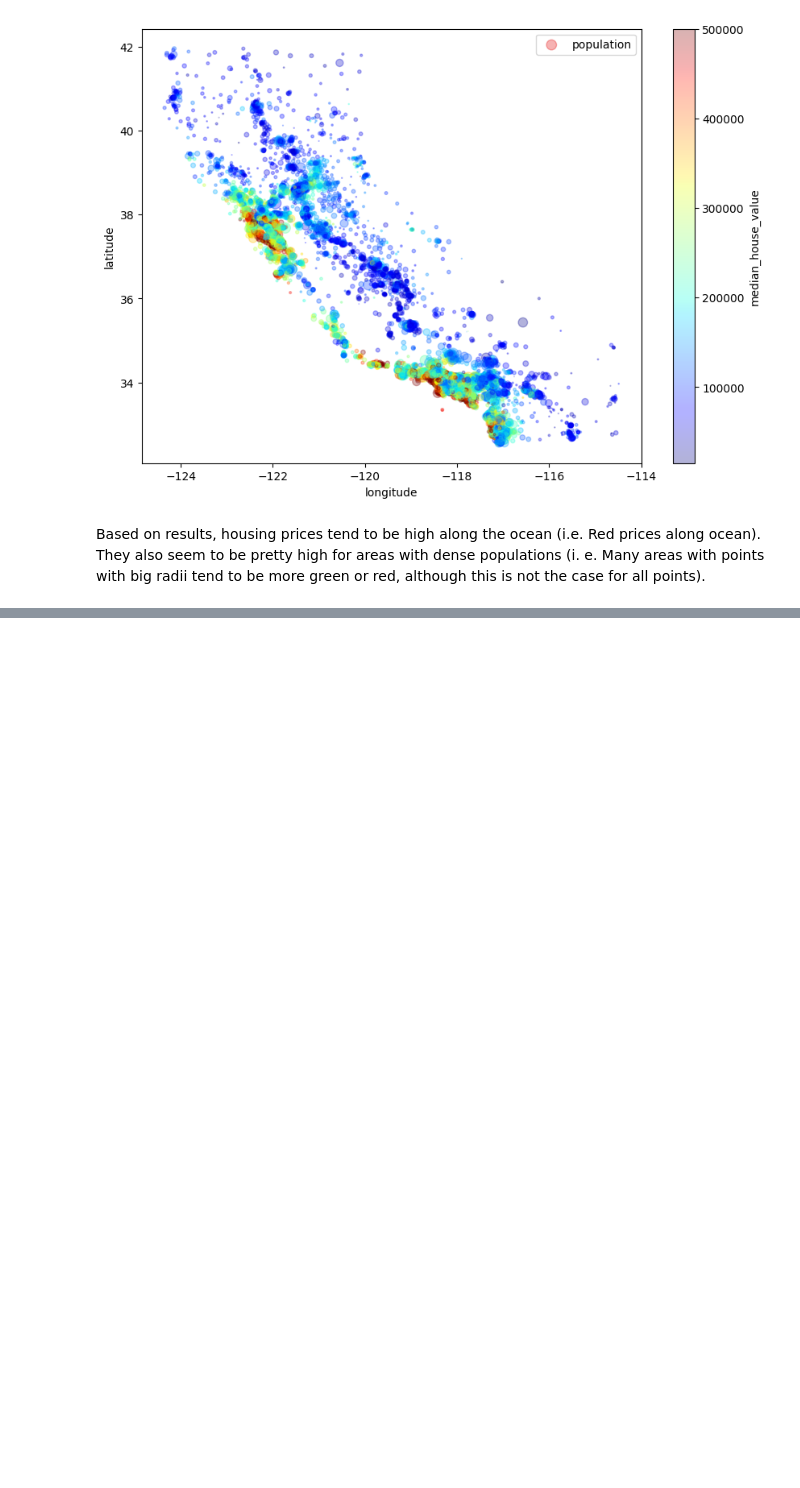
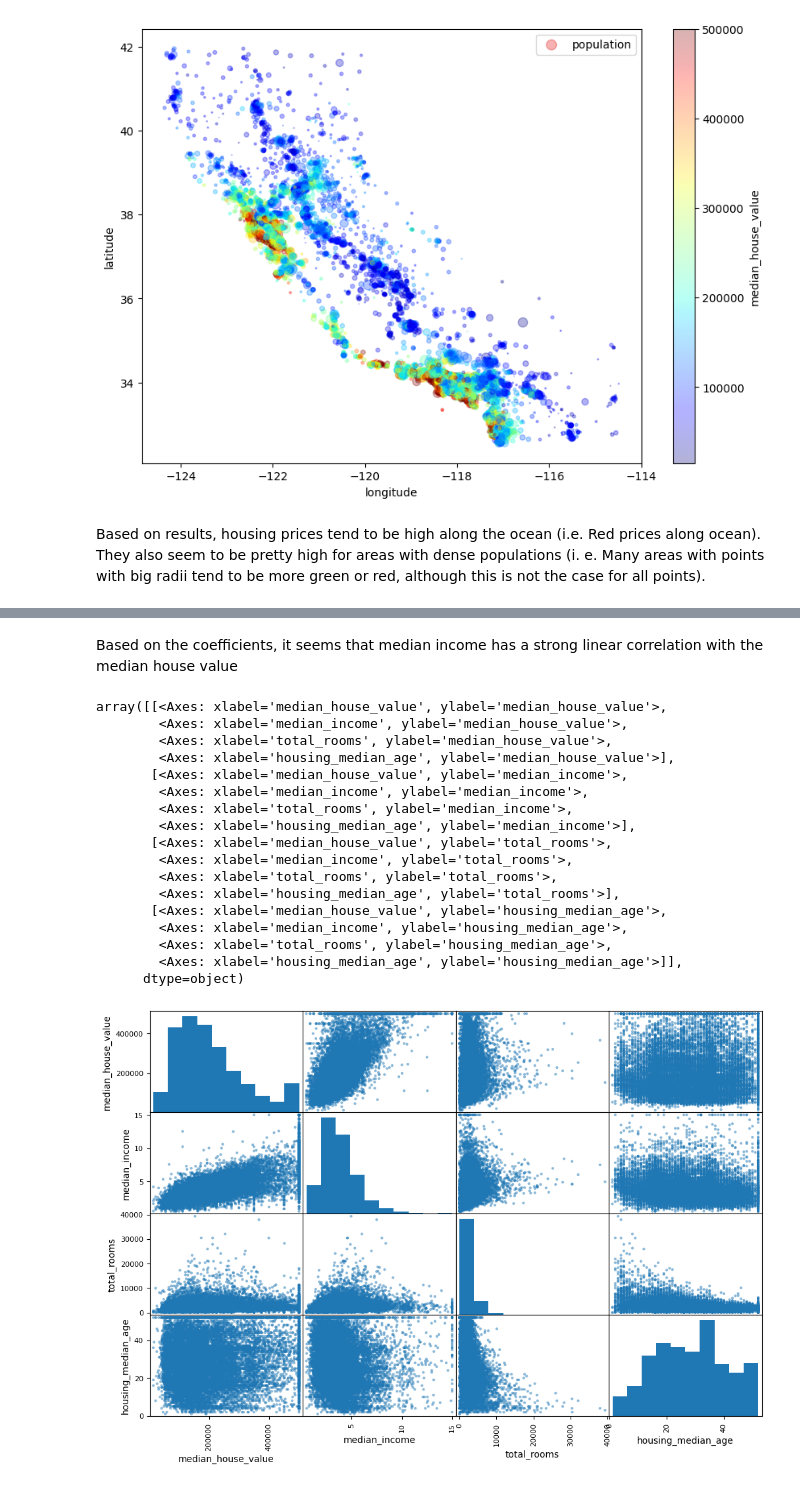
Before and after one commit to ChloeW125/MLPredictionModel, a Jupyter notebook: Housing Data Manip.ipynb, the cells around one changed output, grey strips where cells are left out. Drawn from its saved outputs; the diff is of its cells as text; code cells hidden in the pictures; blank space fills up the shorter version.

Commit message:
exploring correlations between attributes

```diff
--- a/Housing Data Manip.ipynb
+++ b/Housing Data Manip.ipynb
@@ -188,0 +204,26 @@ Based on results, housing prices tend to be high along the ocean (i.e. Red price
+# %% [markdown]
+Based on the coefficients, it seems that median income has a strong linear correlation with the median house value
+# %%
+# Plot some attributes that seem to correlate the most with the median housing value to see their relationship
+from pandas.plotting import scatter_matrix
+attributes = ["median_house_value", "median_income", "total_rooms", "housing_median_age"]
+scatter_matrix(housing[attributes], figsize=(12, 8))
+# %% [output]
+array([[<Axes: xlabel='median_house_value', ylabel='median_house_value'>,
+        <Axes: xlabel='median_income', ylabel='median_house_value'>,
+        <Axes: xlabel='total_rooms', ylabel='median_house_value'>,
+        <Axes: xlabel='housing_median_age', ylabel='median_house_value'>],
+       [<Axes: xlabel='median_house_value', ylabel='median_income'>,
+        <Axes: xlabel='median_income', ylabel='median_income'>,
+        <Axes: xlabel='total_rooms', ylabel='median_income'>,
+        <Axes: xlabel='housing_median_age', ylabel='median_income'>],
+       [<Axes: xlabel='median_house_value', ylabel='total_rooms'>,
+        <Axes: xlabel='median_income', ylabel='total_rooms'>,
+        <Axes: xlabel='total_rooms', ylabel='total_rooms'>,
+        <Axes: xlabel='housing_median_age', ylabel='total_rooms'>],
+       [<Axes: xlabel='median_house_value', ylabel='housing_median_age'>,
+        <Axes: xlabel='median_income', ylabel='housing_median_age'>,
+        <Axes: xlabel='total_rooms', ylabel='housing_median_age'>,
+        <Axes: xlabel='housing_median_age', ylabel='housing_median_age'>]],
+      dtype=object)
+[figure, added]
```
Also changed, not shown: parts of 3 cells of this notebook.
